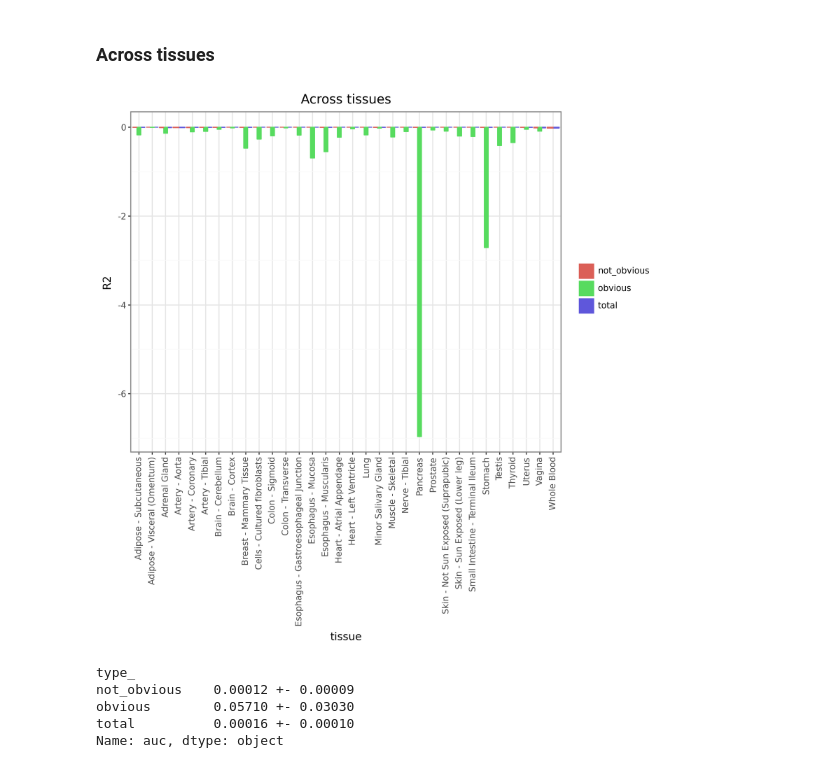
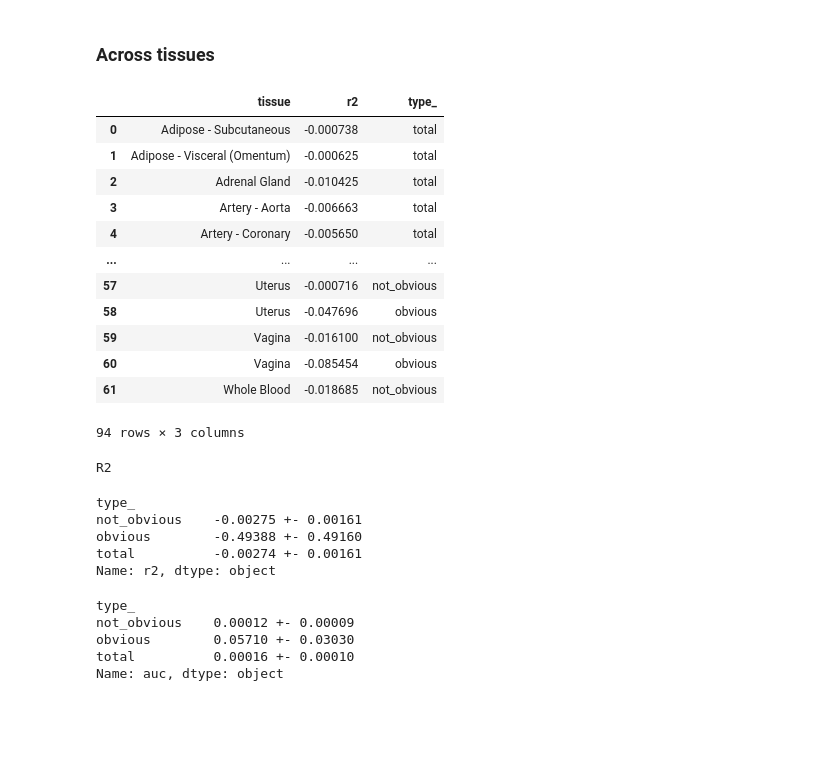
Before and after one commit to gtsitsiridis/kipoi_veff_analysis, a Jupyter notebook: workflow/notebooks/evaluation.py.ipynb, the cells around one changed output. Drawn from its saved outputs; the diff is of its cells as text; code cells hidden in the pictures; blank space fills up the shorter version.

```diff
--- a/workflow/notebooks/evaluation.py.ipynb
+++ b/workflow/notebooks/evaluation.py.ipynb
@@ -230,31 +254,42 @@ prc_df.to_parquet(output["prc_path"], index=False)
 ### Across tissues
 # %%
 groupby='tissue'
-r2_obv_tissue_df = benchmark_df.to_pandas().groupby([groupby, 'is_obvious_outlier'])[['zscore', 'y_pred']].apply(lambda x: r2_score(x['zscore'], x['y_pred'])).reset_index(name='r2').assign(type_='obvious')
+r2_obv_tissue_df = benchmark_df.to_pandas().groupby([groupby, 'is_obvious_outlier'])[['zscore', 'veff_score']]. \
+    apply(lambda x: r2_score(x['zscore'], x['veff_score'])).reset_index(name='r2').assign(type_='obvious')
 r2_obv_tissue_df.loc[~r2_obv_tissue_df.is_obvious_outlier, 'type_'] = 'not_obvious'
 del r2_obv_tissue_df['is_obvious_outlier']
-r2_tissue_df = benchmark_df.to_pandas().groupby([groupby])[['zscore', 'y_pred']].apply(lambda x: r2_score(x['zscore'], x['y_pred'])).reset_index(name='r2').assign(type_='total')
+r2_tissue_df = benchmark_df.to_pandas().groupby([groupby])[['zscore', 'veff_score']]. \
+    apply(lambda x: r2_score(x['zscore'], x['veff_score'])).reset_index(name='r2').assign(type_='total')
 r2_tissue_df = pd.concat([r2_tissue_df, r2_obv_tissue_df])
 # %%
 # save to parquet
 r2_tissue_df.to_parquet(output["r2_tissue_path"], index=False)
-# %%
-(pn.ggplot(r2_tissue_df, pn.aes(x='tissue', y='r2', color='type_', fill='type_')) +
- pn.geom_bar(stat='identity', position='dodge') +
- pn.theme(
-    axis_text_x=pn.element_text(angle=90),
-    figure_size=(8,8)
- ) +
- pn.labs(
-     x=groupby,
-     y="R2",
-     color="",
-     fill="",
-     title=f"Across {groupby}s",
- )
-)
-# %% [output]
-[figure, removed]
+# %%
+r2_tissue_df
+# %% [output]
+|  | tissue | r2 | type_ |
+| 0 | Adipose - Subcutaneous | -0.000738 | total |
+| 1 | Adipose - Visceral (Omentum) | -0.000625 | total |
+| 2 | Adrenal Gland | -0.010425 | total |
+| 3 | Artery - Aorta | -0.006663 | total |
+| 4 | Artery - Coronary | -0.005650 | total |
+| ... | ... | ... | ... |
+| 57 | Uterus | -0.000716 | not_obvious |
+| 58 | Uterus | -0.047696 | obvious |
+| 59 | Vagina | -0.016100 | not_obvious |
+| 60 | Vagina | -0.085454 | obvious |
+| 61 | Whole Blood | -0.018685 | not_obvious |
+94 rows × 3 columns
+# %%
+print('R2')
+r2_tissue_df[["tissue","r2", "type_"]].drop_duplicates().groupby('type_')['r2'].apply(pretty_mean_confidence_interval)
+# %% [output]
+R2
+type_
+not_obvious    -0.00275 +- 0.00161
+obvious        -0.49388 +- 0.49160
+total          -0.00274 +- 0.00161
+Name: r2, dtype: object
 # %%
 # PR curve
 groupby = 'tissue'
```
Also changed, not shown: parts of 14 cells of this notebook, 2 other files.
